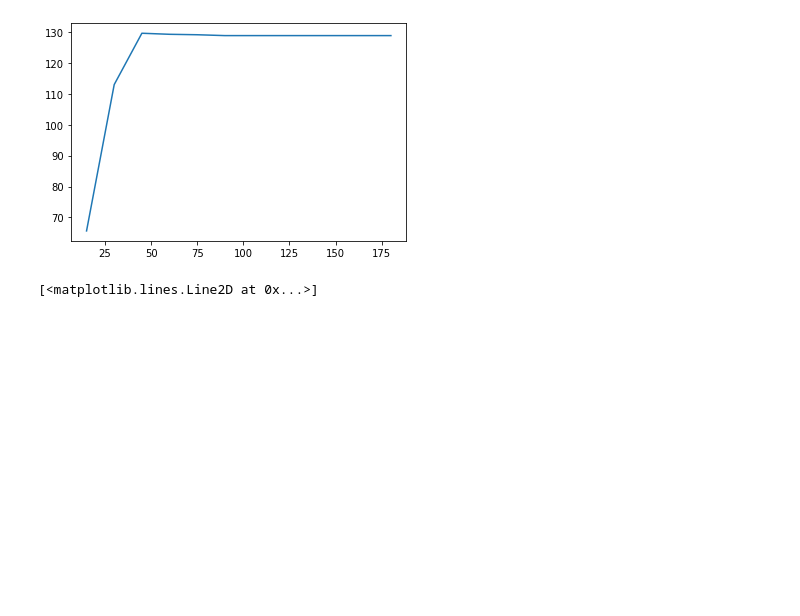
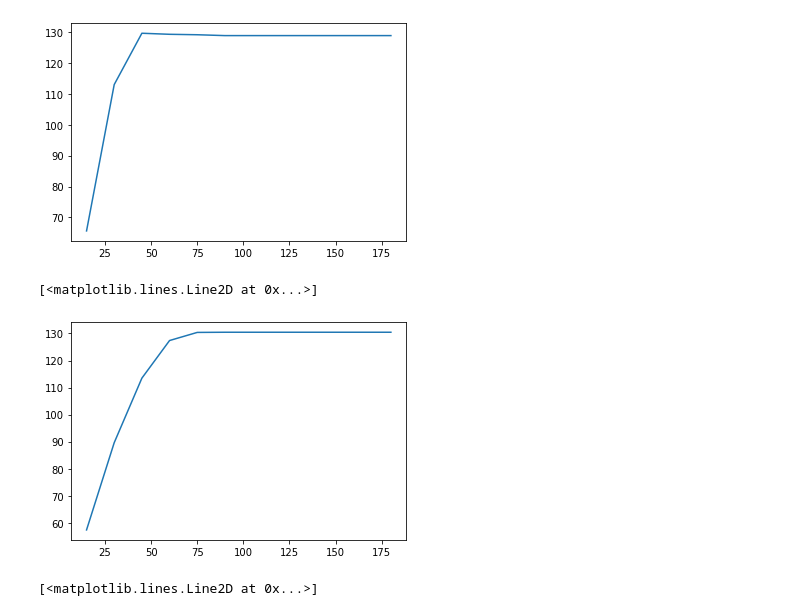
Before and after one commit to kaicheng0824/carbon_aware_ev_charging, a Jupyter notebook: result/result_analysis.ipynb, the cells around one changed output. Cells and saved outputs as stored; diff of their text form; code cells hidden in the pictures; blank space fills up the shorter version.

```diff
--- a/result/result_analysis.ipynb
+++ b/result/result_analysis.ipynb
@@ -80,6 +98,11 @@ plt.plot(power,tou_emission_mean)
 # %% [output]
 [<matplotlib.lines.Line2D at 0x...>]
 [figure]
+# %%
+plt.plot(power,edf_emission_mean)
+# %% [output]
+[<matplotlib.lines.Line2D at 0x...>]
+[figure, added]
 # %%
 plt.plot(power,offline_emission_mean)
 # %% [output]
```
Also changed, not shown: parts of 5 cells of this notebook.
